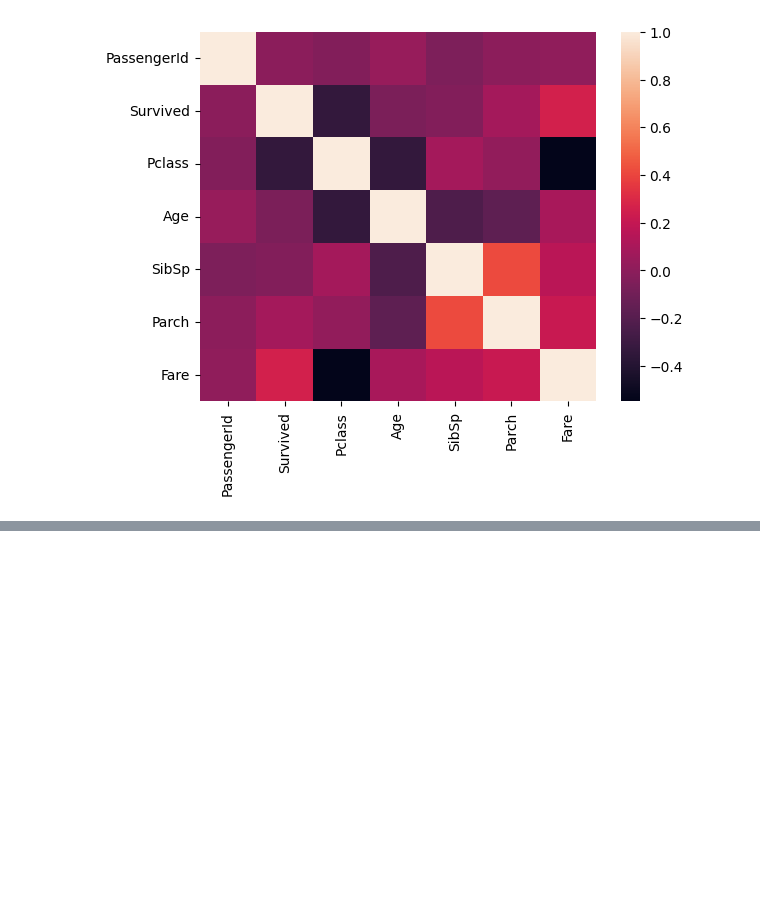
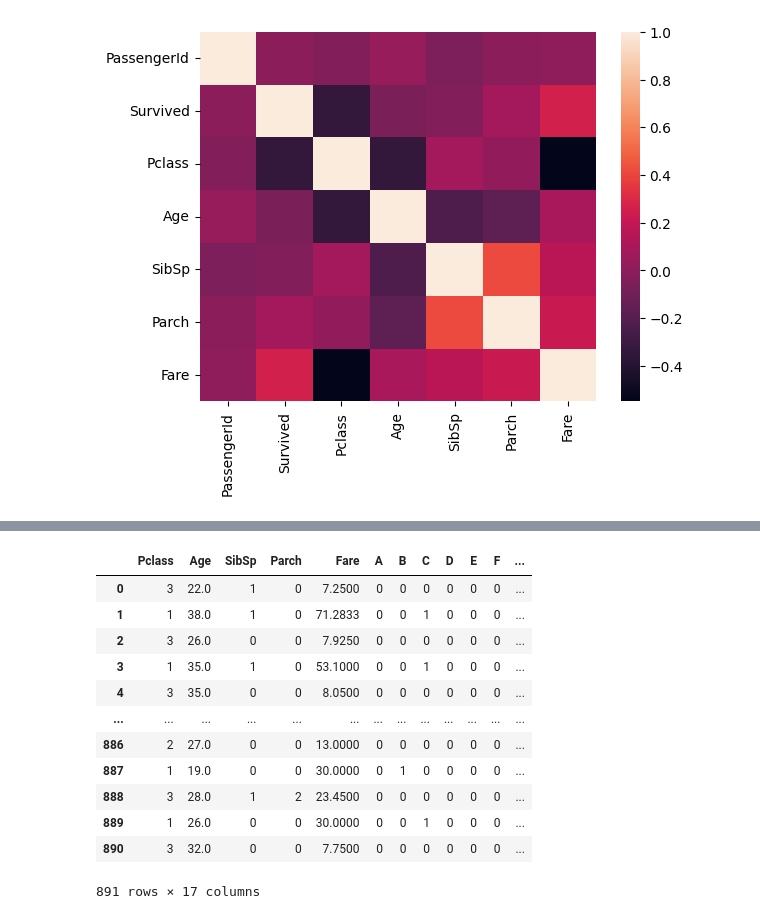
Before and after one commit to Rol3ert99/statistical-data-analysis, a Jupyter notebook: statistical_data.ipynb, the cells around one changed output, grey strips where cells are left out. Drawn from its saved outputs; the diff is of its cells as text; code cells hidden in the pictures; blank space fills up the shorter version.

```diff
--- a/statistical_data.ipynb
+++ b/statistical_data.ipynb
@@ -177,0 +221,3 @@ sns.heatmap(corr_matrix)
+# %%
+pd.set_option('display.max_columns', None)
+titanic_df
@@ -177,0 +238,4 @@ sns.heatmap(corr_matrix)
+# %%
+encoder = LabelEncoder()
+titanic_df['Sex_num'] = encoder.fit_transform(titanic_df['Sex'])
+titanic_df
@@ -177,0 +256,4 @@ sns.heatmap(corr_matrix)
+# %%
+one_hot_encoding_embarked = pd.get_dummies(titanic_df['Embarked'])
+one_hot_encoding_embarked = one_hot_encoding_embarked.add_prefix('embarked_')
+one_hot_encoding_embarked
@@ -177,0 +274,3 @@ sns.heatmap(corr_matrix)
+# %%
+titanic_df = titanic_df.join(one_hot_encoding_embarked)
+titanic_df
@@ -177,0 +291,19 @@ sns.heatmap(corr_matrix)
+# %%
+numeric_columns = ['Pclass', 'Age', 'SibSp', 'Parch', 'Fare', 'A', 'B', 'C', 'D', 'E', 'F', 'G', 'T', \
+                   'Sex_num', 'embarked_C', 'embarked_Q', 'embarked_S']
+numeric_titanic = titanic_df[numeric_columns]
+numeric_titanic
+# %% [output]
+|  | Pclass | Age | SibSp | Parch | Fare | A | B | C | D | E | F | ... |
+| 0 | 3 | 22.0 | 1 | 0 | 7.2500 | 0 | 0 | 0 | 0 | 0 | 0 | ... |
+| 1 | 1 | 38.0 | 1 | 0 | 71.2833 | 0 | 0 | 1 | 0 | 0 | 0 | ... |
+| 2 | 3 | 26.0 | 0 | 0 | 7.9250 | 0 | 0 | 0 | 0 | 0 | 0 | ... |
+| 3 | 1 | 35.0 | 1 | 0 | 53.1000 | 0 | 0 | 1 | 0 | 0 | 0 | ... |
+| 4 | 3 | 35.0 | 0 | 0 | 8.0500 | 0 | 0 | 0 | 0 | 0 | 0 | ... |
+| ... | ... | ... | ... | ... | ... | ... | ... | ... | ... | ... | ... | ... |
+| 886 | 2 | 27.0 | 0 | 0 | 13.0000 | 0 | 0 | 0 | 0 | 0 | 0 | ... |
+| 887 | 1 | 19.0 | 0 | 0 | 30.0000 | 0 | 1 | 0 | 0 | 0 | 0 | ... |
+| 888 | 3 | 28.0 | 1 | 2 | 23.4500 | 0 | 0 | 0 | 0 | 0 | 0 | ... |
+| 889 | 1 | 26.0 | 0 | 0 | 30.0000 | 0 | 0 | 1 | 0 | 0 | 0 | ... |
+| 890 | 3 | 32.0 | 0 | 0 | 7.7500 | 0 | 0 | 0 | 0 | 0 | 0 | ... |
+891 rows × 17 columns
```
Also changed, not shown: parts of 16 cells of this notebook.
